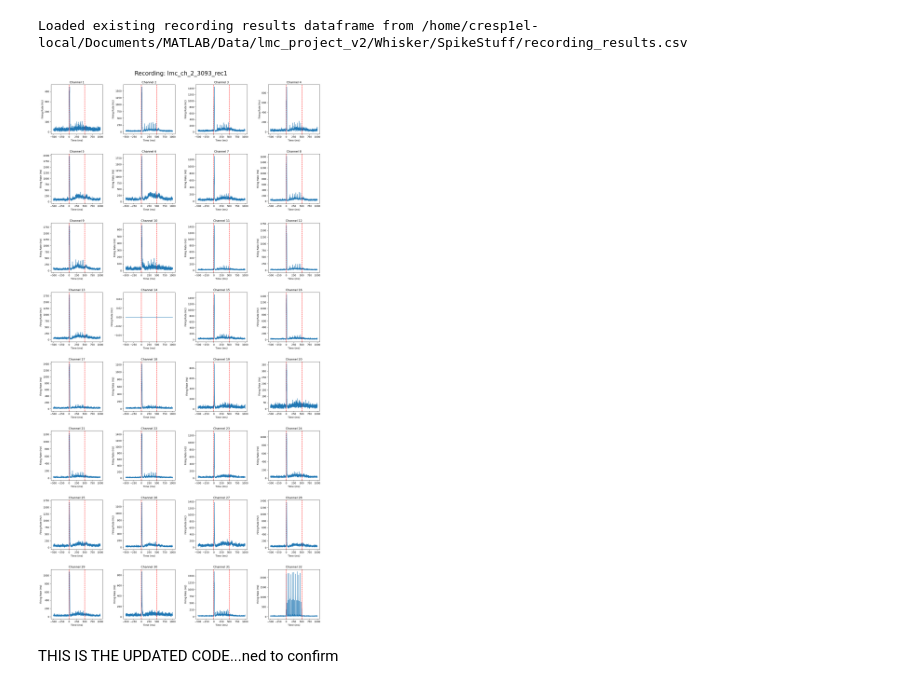
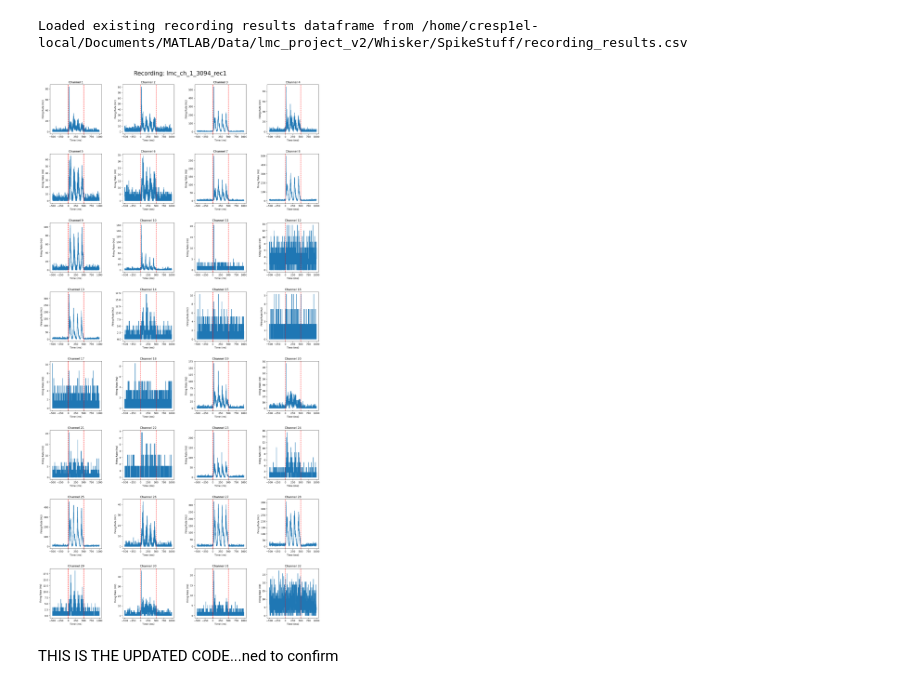
Before and after one commit to ecresp1el/mua_analysis, a Jupyter notebook: notebooks/proceesing_data_opto.ipynb, the cells around one changed output. Saved outputs shown, nothing was run; the diff lists cells and outputs as text; code cells hidden in the pictures.

```diff
--- a/notebooks/proceesing_data_opto.ipynb
+++ b/notebooks/proceesing_data_opto.ipynb
@@ -41,6 +77,7 @@ analysis.recording_results_df #show recording results dataframe
 | 4 | 4 | Lmc_noopsin | lmc_noch_1_3096_rec2 | /home/cresp1el-local/Documents/MA... | [163.65757085134805, 170.61957513... | 4.941244 | [0, 1, 2, 3, 4, 5, 6, 7, 8, 9, 10... | ... |
 # %%
 estimated_firing_rates = analysis.estimate_instantaneous_firing_rate_for_specific_recording('lmc_ch_1_3094_rec1', smooth=False)
+estimated_firing_rates_newapproach = analysis.estimate_instantaneous_firing_rate_for_confirmed_spikes_for_specific_recording('lmc_ch_1_3094_rec1', smooth=False)
 # %%
 analysis.calculate_psth_and_plot('lmc_ch_1_3094_rec1', estimated_firing_rates)
 # %% [output]
@@ -55,9 +92,9 @@ estimated_firing_rates = analysis.estimate_instantaneous_firing_rate_for_specifi
 # %% [output]
 Loaded existing recording results dataframe from /home/cresp1el-local/Documents/MATLAB/Data/lmc_project_v2/Whisker/SpikeStuff/recording_results.csv
 # %%
-analysis.calculate_psth_and_plot('lmc_ch_2_3093_rec1', estimated_firing_rates, stim_id=4)
+analysis.calculate_psth_and_plot('lmc_ch_1_3094_rec1', estimated_firing_rates_newapproach, stim_id=8)
 # %% [output]
-[figure, old version]
+[figure, new version]
 # %%
 analysis.calculate_psth_and_plot('lmc_ch_1_3094_rec1', estimated_firing_rates)
 # %%
```
Also changed, not shown: parts of 3 cells of this notebook, 1 other file.
